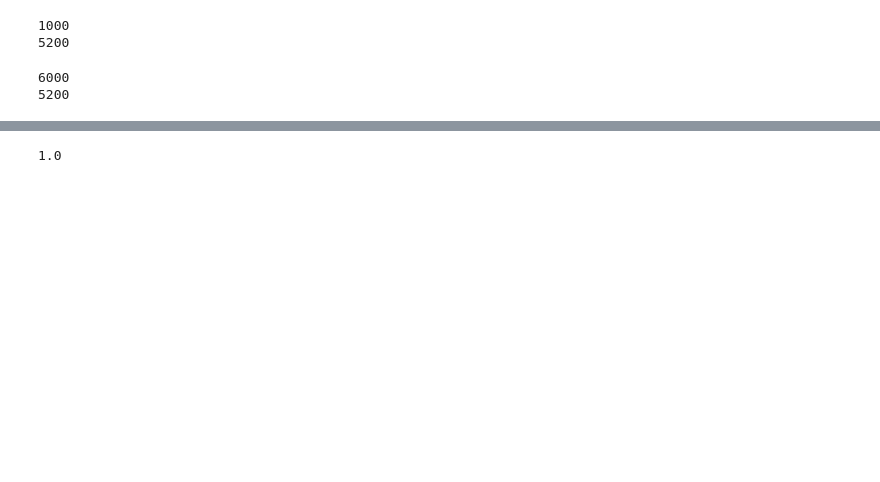
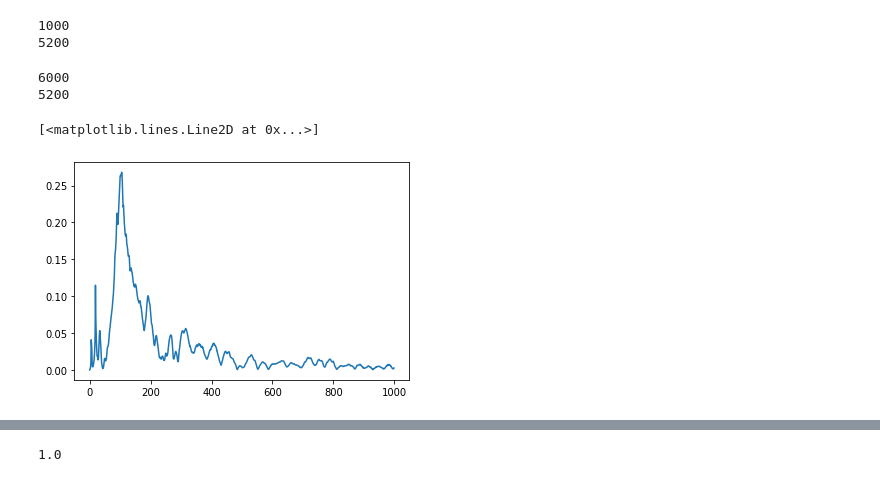
Before and after one commit to lnadi17/znd-remote-controller, a Jupyter notebook: AI.ipynb, the cells around one changed output, grey strips where cells are left out. Drawn from its saved outputs; the diff is of its cells as text; code cells hidden in the pictures; blank space fills up the shorter version.

```diff
--- a/AI.ipynb
+++ b/AI.ipynb
@@ -53,3 +53,8 @@ print(len(buried))
 # %% [output]
 6000
 5200
+# %%
+plt.plot(sand[0])
+# %% [output]
+[<matplotlib.lines.Line2D at 0x...>]
+[figure, added]
```
Also changed, not shown: parts of 7 cells of this notebook, 2 other files.
